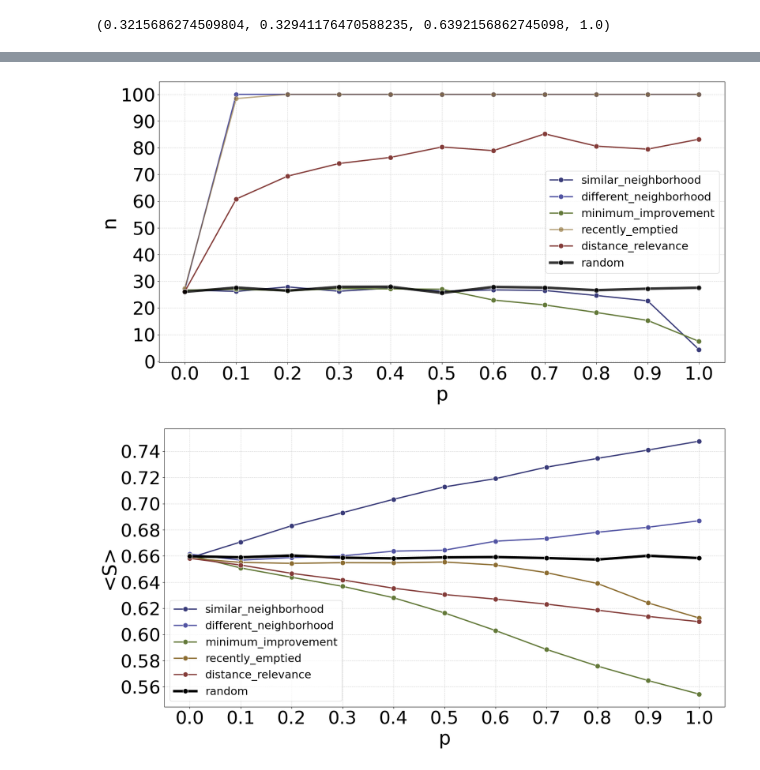
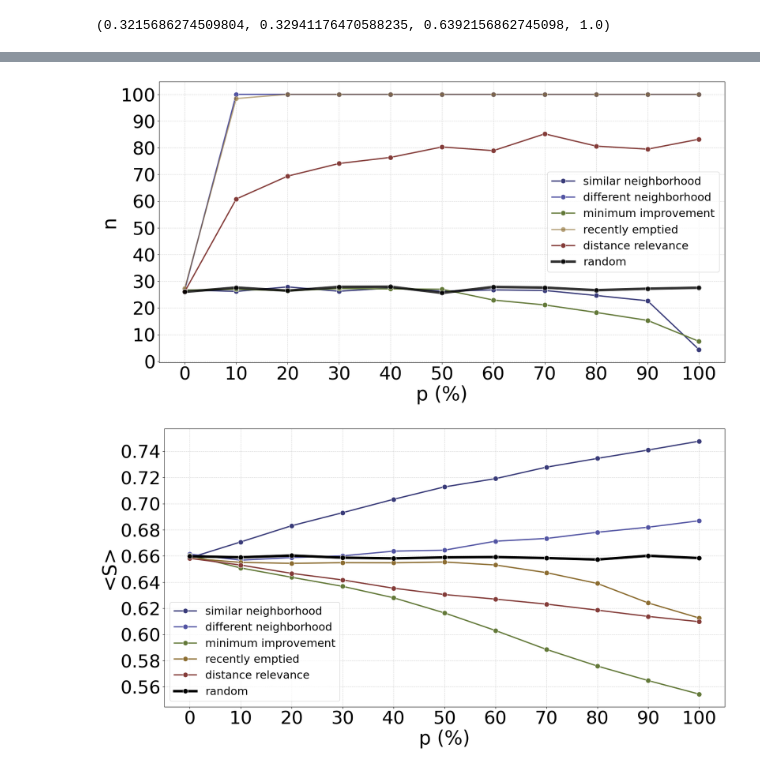
Before and after one commit to mauruscz/RS-chelling, a Jupyter notebook: plots.ipynb, the cells around one changed output, grey strips where cells are left out. Drawn from its saved outputs; the diff is of its cells as text; code cells hidden in the pictures.

```diff
--- a/plots.ipynb
+++ b/plots.ipynb
@@ -23,7 +23,7 @@ yellow = tuple([val / 255 for val in yellow])  # Normalize to range [0, 1]
 red = (177,39,28)
 red = tuple([val / 255 for val in red])  # Normalize to range [0, 1]
 # %%
-SAVEFIG = True
+SAVEFIG = False
 # %%
 model = Schelling(width = 50, height = 50, density = 0.80, minority_pc = 0.4, homophily = 3,  policy = 'random', follow_policy=1, seed = 1995)
 # %%
@@ -177,8 +157,3 @@ policy_dict["recently_emptied"] = colors[8]
 policy_dict["distance_relevance"] = colors[12]
 # %%
 policy_order = ["similar_neighborhood", "different_neighborhood", "minimum_improvement", "recently_emptied", "distance_relevance", "random"]
-# %%
-policy = policy_order[0]
-#delete the _ and put a space
-policy = policy.replace("_", " ")
-policy
@@ -186,0 +160,3 @@ policy
+# %%
+results_df_g["follow_policy"] = (results_df_g["follow_policy"]*100).astype(int)
+results_df_g
@@ -190,44 +180,45 @@ policy
 
 for policy in policy_order:
     if policy == 'random':
-        ax = sns.lineplot(data=results_df_g[results_df_g.policy == policy], x="follow_policy", y="Step", label=policy, linewidth=5,
+        ax = sns.lineplot(data=results_df_g[results_df_g.policy == policy], x="follow_policy", y="Step", label = policy.replace("_", " "), linewidth=5,
                            marker="o", markersize = 10,  color="black", alpha=0.8)
 
 
     elif policy == "minimum_improvement":
-        ax = sns.lineplot(data=results_df_g[results_df_g.policy == policy], x="follow_policy", y="Step", label=policy, linewidth=2.5,
+        ax = sns.lineplot(data=results_df_g[results_df_g.policy == policy], x="follow_policy", y="Step", label = policy.replace("_", " "), linewidth=2.5,
                           marker="o", markersize = 10,  color=policy_dict[policy])
 
     elif policy == "similar_neighborhood":
-        ax = sns.lineplot(data=results_df_g[results_df_g.policy == policy], x="follow_policy", y="Step", label=policy, linewidth=2.5,
+        ax = sns.lineplot(data=results_df_g[results_df_g.policy == policy], x="follow_policy", y="Step", label = policy.replace("_", " "), linewidth=2.5,
                           marker="o", markersize = 10,color=policy_dict[policy])
 
     elif policy == "different_neighborhood":
-        ax = sns.lineplot(data=results_df_g[results_df_g.policy == policy], x="follow_policy", y="Step", label=policy, linewidth=2.5,
+        ax = sns.lineplot(data=results_df_g[results_df_g.policy == policy], x="follow_policy", y="Step", label = policy.replace("_", " "), linewidth=2.5,
                            marker="o", markersize = 10, color=policy_dict[policy])
 
     elif policy == "recently_emptied":
-        ax = sns.lineplot(data=results_df_g[results_df_g.policy == policy], x="follow_policy", y="Step", label=policy, linewidth=2.5,
+        ax = sns.lineplot(data=results_df_g[results_df_g.policy == policy], x="follow_policy", y="Step", label = policy.replace("_", " "), linewidth=2.5,
                           marker="o", markersize = 10, color=policy_dict[policy], alpha = 0.6)
 
     elif policy == "distance_relevance":
-        ax = sns.lineplot(data=results_df_g[results_df_g.policy == policy], x="follow_policy", y="Step", label=policy, linewidth=2.5,
+        ax = sns.lineplot(data=results_df_g[results_df_g.policy == policy], x="follow_policy", y="Step", label = policy.replace("_", " "), linewidth=2.5,
                           marker="o", markersize = 10, color=policy_dict[policy])
 
-ax.set_xlabel("p", fontsize=38)
+ax.set_xlabel("p (%)", fontsize=38)
 ax.set_ylabel("n", fontsize=38)
 ax.tick_params(labelsize=36)
-ax.set_xticks(np.arange(0, 1.1, 0.1))
+#put percentage mark  in the x axis
+ax.set_xticks(np.arange(0, 100.1, 10))
 ax.set_yticks(np.arange(0, 100.1, 10))
 ax.legend(fontsize=22)
 
 #put the grid
 ax.grid(True, which='both', axis='both', linestyle='--', alpha=0.5)
 
 if SAVEFIG:
     plt.savefig("plots/average_steps.pdf", bbox_inches='tight')
 # %% [output]
-[figure, old version]
+[figure, new version]
 # %%
 #plot the timeseries of segregation, using seaborn, with grid every 0.1 on x axis and with line and points. The random policy must be thicker than the others as above
 
@@ -235,33 +226,33 @@ if SAVEFIG:
 
 for policy in policy_order:
     if policy == 'random':
-        ax = sns.lineplot(data=results_df_g[results_df_g.policy == policy], x="follow_policy", y="segregation", label=policy, linewidth=5,
+        ax = sns.lineplot(data=results_df_g[results_df_g.policy == policy], x="follow_policy", y="segregation", label = policy.replace("_", " "), linewidth=5,
                            marker="o", markersize = 10, dashes=False, color="black")
 
     elif policy == "maximum_improvement":
-        ax = sns.lineplot(data=results_df_g[results_df_g.policy == policy], x="follow_policy", y="segregation", label=policy, linewidth=2.5,
+        ax = sns.lineplot(data=results_df_g[results_df_g.policy == policy], x="follow_policy", y="segregation", label = policy.replace("_", " "), linewidth=2.5,
                           marker="o", markersize = 10, dashes=False, color=policy_dict[policy])
 
     elif policy == "minimum_improvement":
-        ax = sns.lineplot(data=results_df_g[results_df_g.policy == policy], x="follow_policy", y="segregation", label=policy, linewidth=2.5,
+        ax = sns.lineplot(data=results_df_g[results_df_g.policy == policy], x="follow_policy", y="segregation", label = policy.replace("_", " "), linewidth=2.5,
                           marker="o", markersize = 10, color=policy_dict[policy])
 
     elif policy == "similar_neighborhood":
-        ax = sns.lineplot(data=results_df_g[results_df_g.policy == policy], x="follow_policy", y="segregation", label=policy, linewidth=2.5,
+        ax = sns.lineplot(data=results_df_g[results_df_g.policy == policy], x="follow_policy", y="segregation", label = policy.replace("_", " "), linewidth=2.5,
                           marker="o", markersize = 10, dashes=False, color=policy_dict[policy])
 
     elif policy == "different_neighborhood":
-        ax = sns.lineplot(data=results_df_g[results_df_g.policy == policy], x="follow_policy", y="segregation", label=policy, linewidth=2.5,
+        ax = sns.lineplot(data=results_df_g[results_df_g.policy == policy], x="follow_policy", y="segregation", label = policy.replace("_", " "), linewidth=2.5,
                            marker="o", markersize = 10,  color=policy_dict[policy])
 
     else:
-        ax = sns.lineplot(data=results_df_g[results_df_g.policy == policy], x="follow_policy", y="segregation", label=policy, linewidth=2.5, marker="o", markersize = 10, dashes=False,
+        ax = sns.lineplot(data=results_df_g[results_df_g.policy == policy], x="follow_policy", y="segregation", label = policy.replace("_", " "), linewidth=2.5, marker="o", markersize = 10, dashes=False,
                           color=policy_dict[policy])
 
-ax.set_xlabel("p", fontsize=38)
+ax.set_xlabel("p (%)", fontsize=38)
 ax.set_ylabel("<S>", fontsize=38)
 ax.tick_params(labelsize=36)
-ax.set_xticks(np.arange(0, 1.1, 0.1))
+ax.set_xticks(np.arange(0, 100.1, 10))
 ax.set_yticks(np.arange(0.56, 0.741, 0.02))
 ax.legend(fontsize=22)
 
@@ -271,4 +262,4 @@ ax.grid(True, which='both', axis='both', linestyle='--', alpha=0.5)
 if SAVEFIG:
     plt.savefig("plots/average_segregation.pdf", bbox_inches='tight')
 # %% [output]
-[figure, old version]
+[figure, new version]
```
Also changed, not shown: parts of 5 cells of this notebook, 1 other file.
